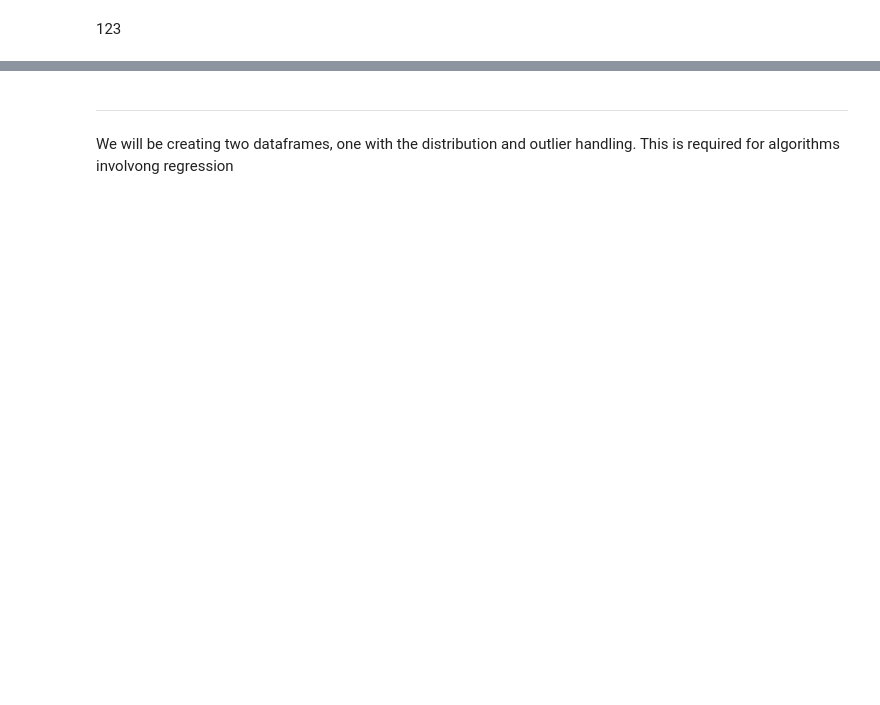
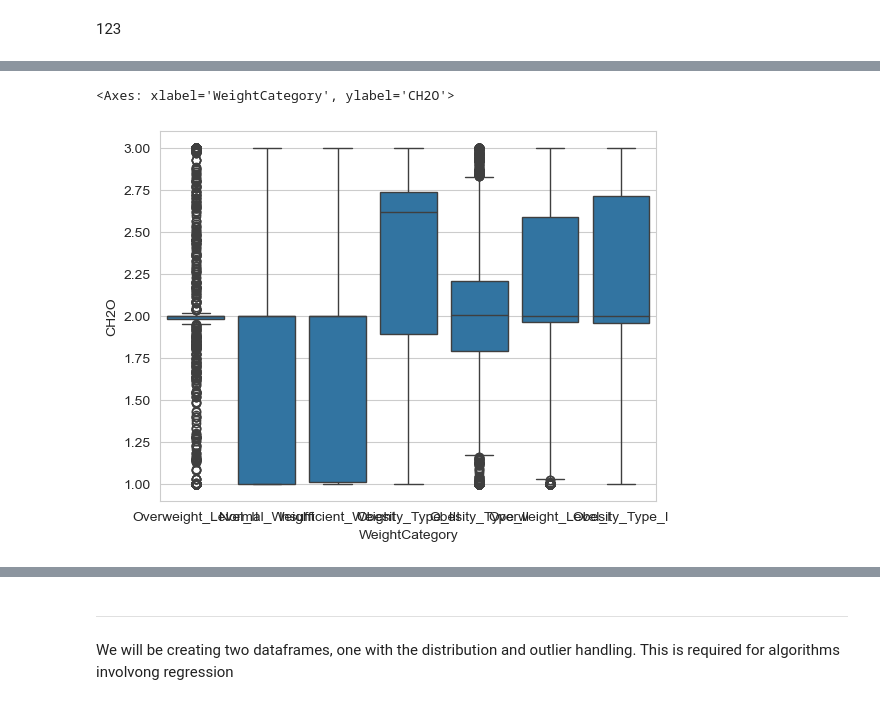
Before and after one commit to SHREYA-1103/Obesity-risk-analysis, a Jupyter notebook: ml_model_analysis.ipynb, the cells around one changed output, grey strips where cells are left out. Saved outputs shown, nothing was run; the diff lists cells and outputs as text; code cells hidden in the pictures; blank space fills up the shorter version.

```diff
--- a/ml_model_analysis.ipynb
+++ b/ml_model_analysis.ipynb
@@ -121,7 +186,4 @@ plt.show()
 # %% [markdown]
 123
-# %%
-for column in ['FCVC', 'NCP']:
-    ds_source[column] = ds_source[column].round()
 # %%
 plt.hist(sp.stats.boxcox(ds_source['CH2O'])[0], bins=20)
@@ -128,4 +201,7 @@ plt.hist(sp.stats.boxcox(ds_source['CH2O'])[0], bins=20)
 # %%
-sns.boxplot(x='WeightCategory', y='CH2O', data=ds_train)
+sns.boxplot(x='WeightCategory', y='CH2O', data=ds_source)
+# %% [output]
+<Axes: xlabel='WeightCategory', ylabel='CH2O'>
+[figure, added]
 # %%
 sns.histplot(np.log(np.log(ds_source['Age'])), bins=20)
```
Also changed, not shown: parts of 58 cells of this notebook, 1 other file.
